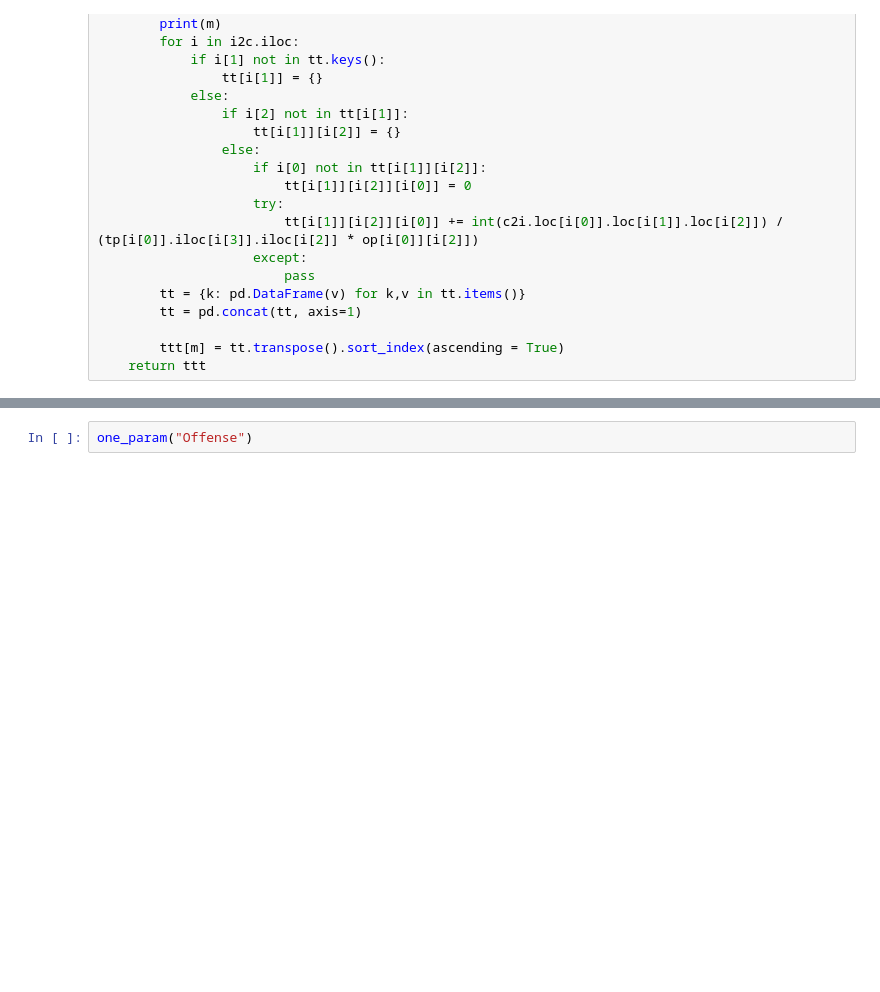
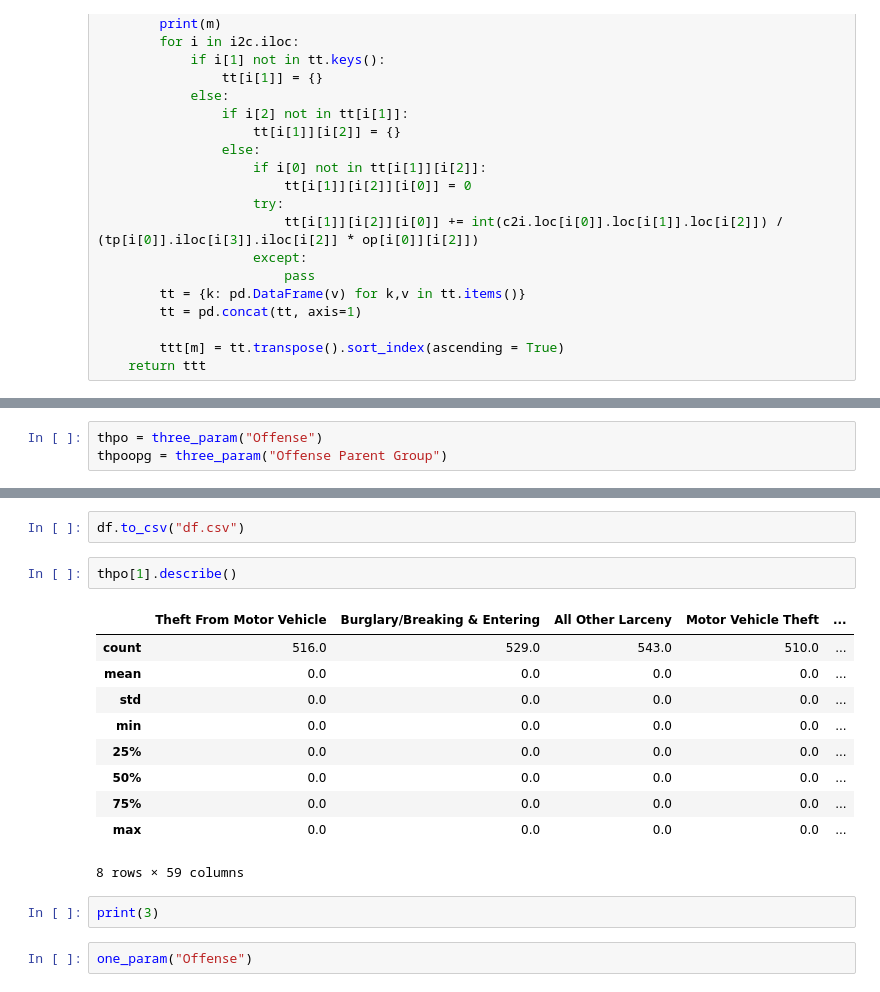
Before and after one commit to Aleph-Null-123/2023-Datathon-Project, a Jupyter notebook: notebooks/linearregression.ipynb, the cells around one changed output, grey strips where cells are left out. Drawn from its saved outputs; the diff is of its cells as text; blank space fills up the shorter version.

Commit message:
dataframes good

```diff
--- a/notebooks/linearregression.ipynb
+++ b/notebooks/linearregression.ipynb
@@ -147,0 +156,3 @@ three_param("Offense")
+# %%
+thpo = three_param("Offense")
+thpoopg = three_param("Offense Parent Group")
@@ -148,3 +202,20 @@ three_param("Offense")
+# %%
+df.to_csv("df.csv")
+# %%
+thpo[1].describe()
+# %% [output]
+|  | Theft From Motor Vehicle | Burglary/Breaking & Entering | All Other Larceny | Motor Vehicle Theft | ... |
+| count | 516.0 | 529.0 | 543.0 | 510.0 | ... |
+| mean | 0.0 | 0.0 | 0.0 | 0.0 | ... |
+| std | 0.0 | 0.0 | 0.0 | 0.0 | ... |
+| min | 0.0 | 0.0 | 0.0 | 0.0 | ... |
+| 25% | 0.0 | 0.0 | 0.0 | 0.0 | ... |
+| 50% | 0.0 | 0.0 | 0.0 | 0.0 | ... |
+| 75% | 0.0 | 0.0 | 0.0 | 0.0 | ... |
+| max | 0.0 | 0.0 | 0.0 | 0.0 | ... |
+8 rows × 59 columns
+# %%
+print(3)
 # %%
 one_param("Offense")
 # %% [output]
```
Also changed, not shown: parts of 5 cells of this notebook, 29 other files.
